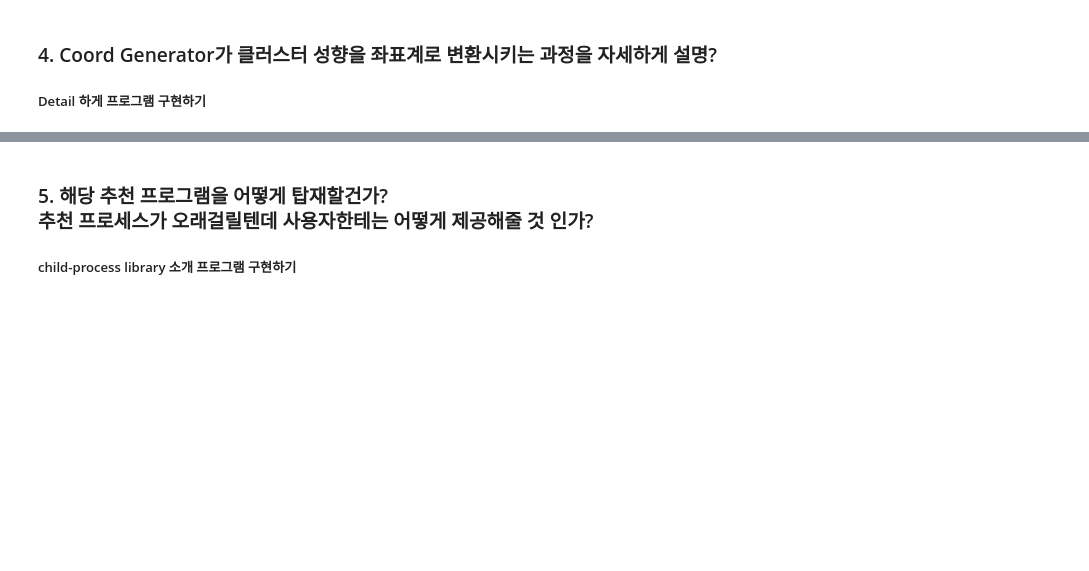
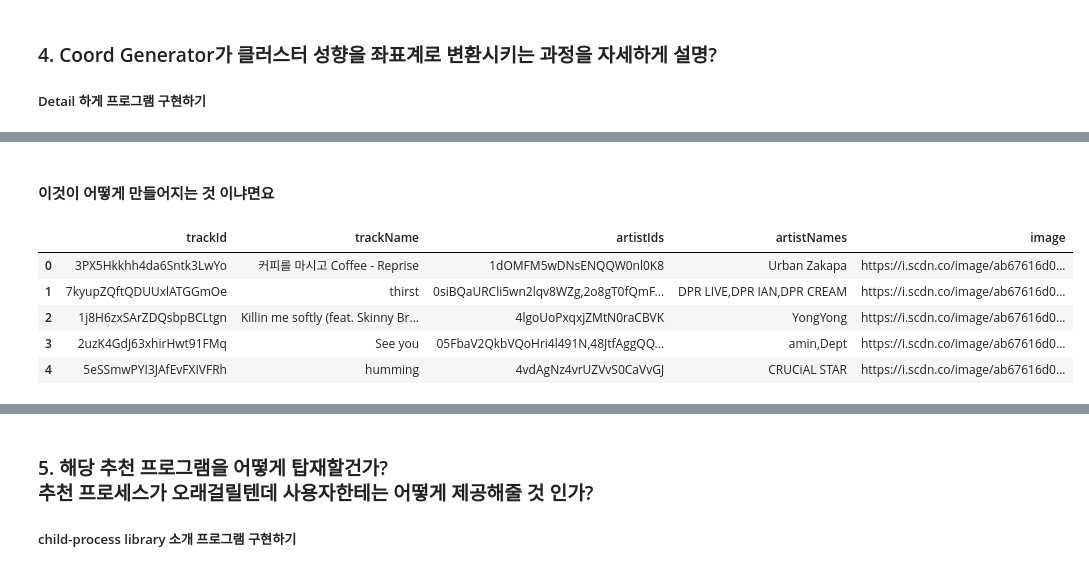
Before and after one commit to MuLetter/muletter-research, a Jupyter notebook: Q&A.ipynb, the cells around one changed output, grey strips where cells are left out. Saved outputs shown, nothing was run; the diff lists cells and outputs as text; code cells hidden in the pictures; blank space fills up the shorter version.

```diff
--- a/Q&A.ipynb
+++ b/Q&A.ipynb
@@ -36,0 +37,14 @@ gen.draw_coord()
+# %% [markdown]
+#### 이것이 어떻게 만들어지는 것 이냐면요
+# %%
+import pandas as pd
+
+tracks = pd.DataFrame(gen.mailbox['tracks'])
+tracks.head()
+# %% [output]
+|  | trackId | trackName | artistIds | artistNames | image |
+| 0 | 3PX5Hkkhh4da6Sntk3LwYo | 커피를 마시고 Coffee - Reprise | 1dOMFM5wDNsENQQW0nl0K8 | Urban Zakapa | https://i.scdn.co/image/ab67616d0... |
+| 1 | 7kyupZQftQDUUxlATGGmOe | thirst | 0siBQaURCli5wn2lqv8WZg,2o8gT0fQmF... | DPR LIVE,DPR IAN,DPR CREAM | https://i.scdn.co/image/ab67616d0... |
+| 2 | 1j8H6zxSArZDQsbpBCLtgn | Killin me softly (feat. Skinny Br... | 4lgoUoPxqxjZMtN0raCBVK | YongYong | https://i.scdn.co/image/ab67616d0... |
+| 3 | 2uzK4GdJ63xhirHwt91FMq | See you | 05FbaV2QkbVQoHri4l491N,48JtfAggQQ... | amin,Dept | https://i.scdn.co/image/ab67616d0... |
+| 4 | 5eSSmwPYI3JAfEvFXIVFRh | humming | 4vdAgNz4vrUZVvS0CaVvGJ | CRUCiAL STAR | https://i.scdn.co/image/ab67616d0... |
```
Also changed, not shown: parts of 15 cells of this notebook, 2 other files.
